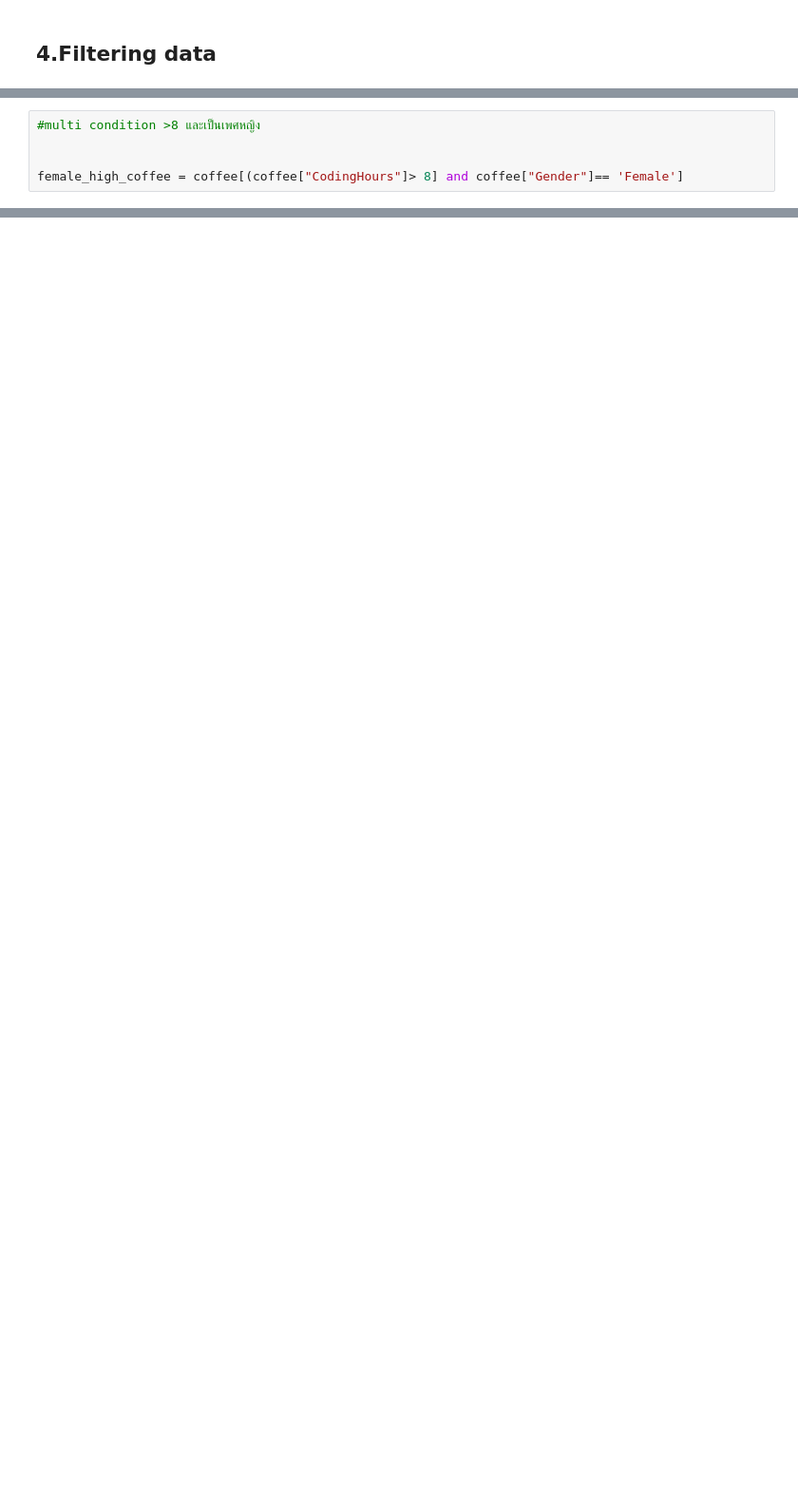
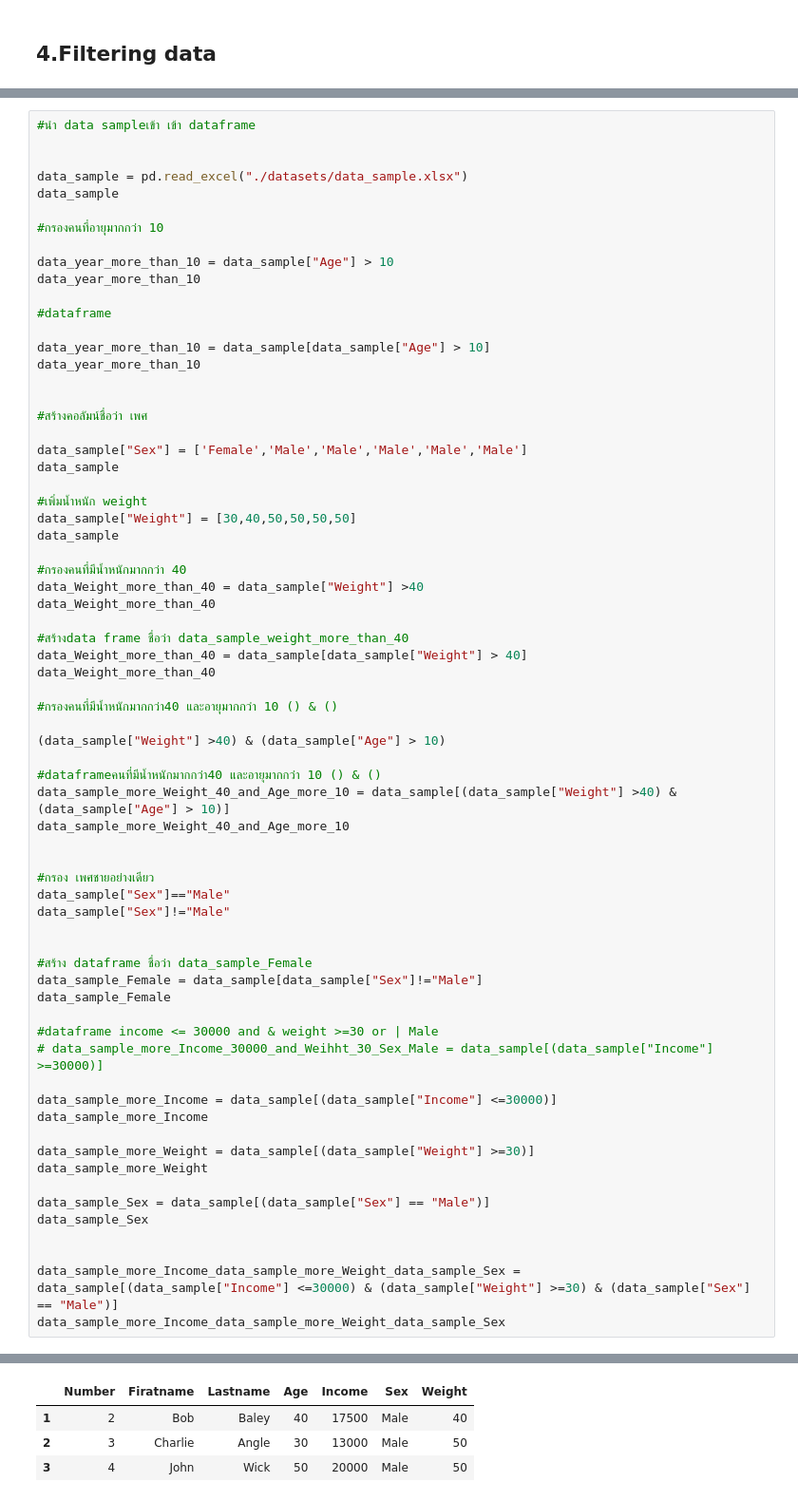
Before and after one commit to K-Siriwan/DataMining, a Jupyter notebook: 3.Pandas/pandas_tutorial.ipynb, the cells around one changed output, grey strips where cells are left out. Shown: that part at 95% size. Cells and saved outputs as stored; diff of their text form; blank space fills up the shorter version.

```diff
--- a/3.Pandas/pandas_tutorial.ipynb
+++ b/3.Pandas/pandas_tutorial.ipynb
@@ -277,6 +293,69 @@ high_coffee.info
 # %%
-#multi condition >8 และเป็นเพศหญิง
+#นำ data sampleเข้า เข้า dataframe
 
 
-female_high_coffee = coffee[(coffee["CodingHours"]> 8] and coffee["Gender"]== 'Female']
+data_sample = pd.read_excel("./datasets/data_sample.xlsx")
+data_sample
+
+#กรองคนที่อายุมากกว่า 10
+
+data_year_more_than_10 = data_sample["Age"] > 10
+data_year_more_than_10
+
+#dataframe
+
+data_year_more_than_10 = data_sample[data_sample["Age"] > 10]
+data_year_more_than_10
+
+
+#สร้างคอลัมน์ชื่อว่า เพศ
+
+data_sample["Sex"] = ['Female','Male','Male','Male','Male','Male']
+data_sample
+
+#เพิ่มน้ำหนัก weight
+data_sample["Weight"] = [30,40,50,50,50,50]
+data_sample
+
+#กรองคนที่มีน้ำหนักมากกว่า 40
+data_Weight_more_than_40 = data_sample["Weight"] >40
+data_Weight_more_than_40
+
+#สร้างdata frame ชื่อว่า data_sample_weight_more_than_40
+data_Weight_more_than_40 = data_sample[data_sample["Weight"] > 40]
+data_Weight_more_than_40
+
+#กรองคนที่มีน้ำหนักมากกว่า40 และอายุมากกว่า 10 () & ()
+
+(data_sample["Weight"] >40) & (data_sample["Age"] > 10)
+
+#dataframeคนที่มีน้ำหนักมากกว่า40 และอายุมากกว่า 10 () & ()
+data_sample_more_Weight_40_and_Age_more_10 = data_sample[(data_sample["Weight"] >40) & (data_sample["Age"] > 10)]
+data_sample_more_Weight_40_and_Age_more_10
+
+
+#กรอง เพศชายอย่างเดียว
+data_sample["Sex"]=="Male"
+data_sample["Sex"]!="Male"
+
+
+#สร้าง dataframe ชื่อว่า data_sample_Female
+data_sample_Female = data_sample[data_sample["Sex"]!="Male"]
+data_sample_Female
+
+#dataframe income <= 30000 and & weight >=30 or | Male
+# data_sample_more_Income_30000_and_Weihht_30_Sex_Male = data_sample[(data_sample["Income"] >=30000)]
+
+data_sample_more_Income = data_sample[(data_sample["Income"] <=30000)]
+data_sample_more_Income
+
+data_sample_more_Weight = data_sample[(data_sample["Weight"] >=30)]
+data_sample_more_Weight
+
+data_sample_Sex = data_sample[(data_sample["Sex"] == "Male")]
+data_sample_Sex
+
+
+data_sample_more_Income_data_sample_more_Weight_data_sample_Sex = data_sample[(data_sample["Income"] <=30000) & (data_sample["Weight"] >=30) & (data_sample["Sex"] == "Male")]
+data_sample_more_Income_data_sample_more_Weight_data_sample_Sex
 # %% [output]
@@ -283,0 +362,4 @@ ValueError: The truth value of a DataFrame is ambiguous. Use a.empty, a.bool(),
+|  | Number | Firatname | Lastname | Age | Income | Sex | Weight |
+| 1 | 2 | Bob | Baley | 40 | 17500 | Male | 40 |
+| 2 | 3 | Charlie | Angle | 30 | 13000 | Male | 50 |
+| 3 | 4 | John | Wick | 50 | 20000 | Male | 50 |
```
Also changed, not shown: parts of 3 cells of this notebook, 1 other file.
